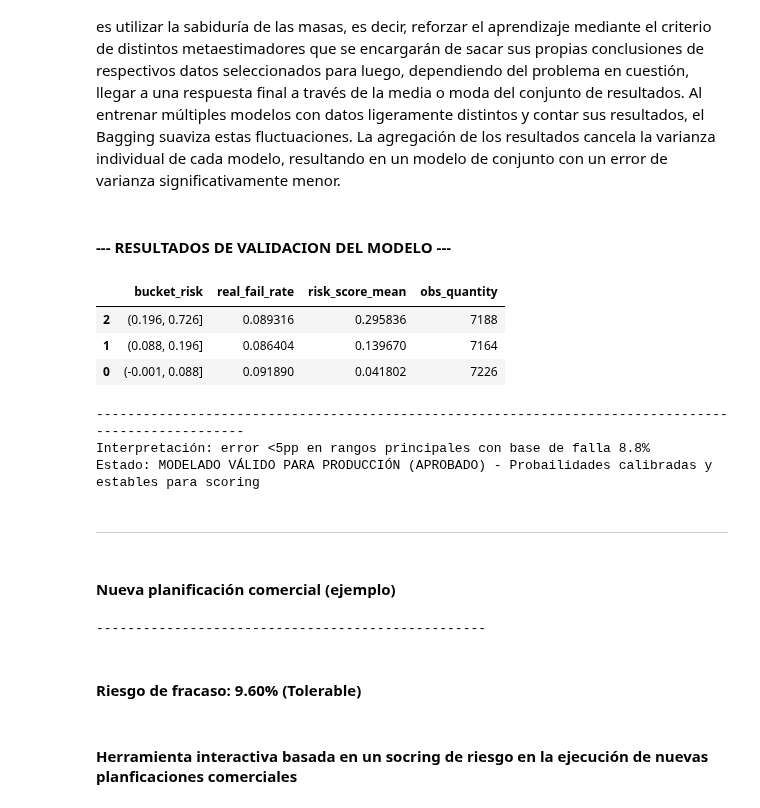
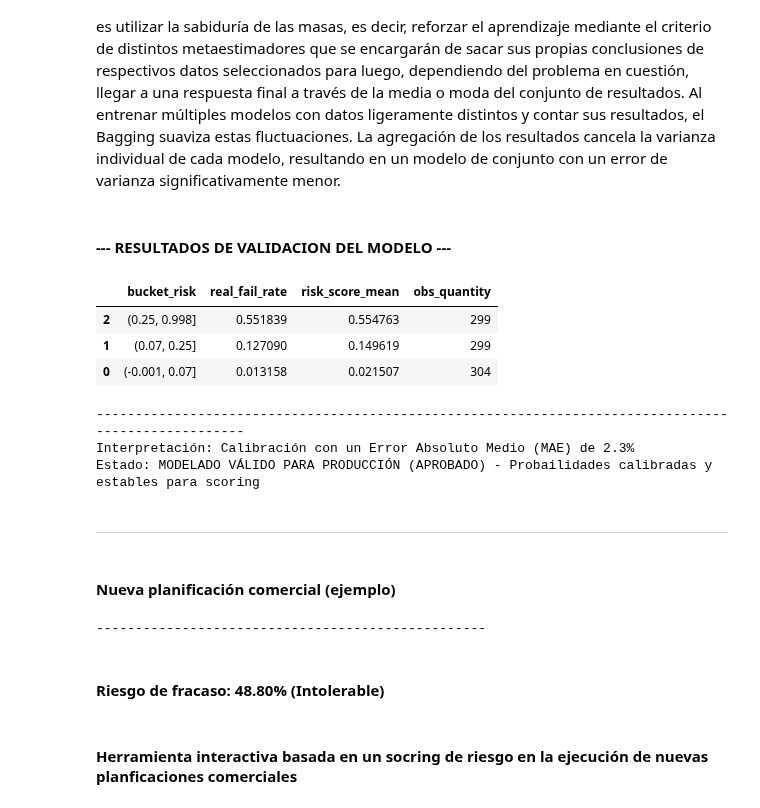
Before and after one commit to genagithub/proyecto-4, a Jupyter notebook: risk_scoring.ipynb, the cells around one changed output. Drawn from its saved outputs; the diff is of its cells as text; code cells hidden in the pictures.

```diff
--- a/risk_scoring.ipynb
+++ b/risk_scoring.ipynb
@@ -53,5 +38,5 @@ display(Markdown(f"#### Variable 'Order Status': {df_original["Order Status"].un
 # %%
-df_original["Discount Ratio"] = df_original["Order Item Discount"] / df_original["Product Price"]
+df_original["Discount Ratio"] = df_original["Order Discount"] / df_original["Product Price"]
 
 success_counts = df_original["Order Success"].value_counts(normalize=True) * 100
 display(Markdown(f"### El {success_counts[1]:.2f}% de las transacciones terminan en éxito ---> Target Desbalanceada"))
@@ -92,13 +77,13 @@ plt.title("Scree Plot (Gráfico de Codo) para 'Category Name'", fontsize=14, fon
 plt.xlabel("Índice de Clases", fontsize=11)
 plt.ylabel("Número de Registros (Frecuencia Absoluta)", fontsize=11)
 plt.xlim(-1, len(df_plot))
-plt.grid(True, linestyle=':', alpha=0.6)
-plt.legend(fontsize=11, loc='upper right')
+plt.grid(True, linestyle=":", alpha=0.6)
+plt.legend(fontsize=11, loc="upper right")
 
-grid = sns.FacetGrid(df_original.sample(min(2000, len(df_original))), col="Market", hue="Shipping Mode", palette="tab10", col_wrap=3)
-grid.map(sns.scatterplot, "Discount Ratio", "Order Item Profit Ratio", alpha=0.6)
+grid = sns.FacetGrid(df_original.sample(min(2000, len(df_original))), col="Order Success", hue="Shipping Mode", palette="tab10", col_wrap=3)
+grid.map(sns.scatterplot, "Discount Ratio", "Quantity Items", alpha=0.8)
 grid.add_legend()
-grid.fig.subplots_adjust(top=0.9)
-grid.fig.suptitle("¿Dónde está la pérdida? Rentabilidad por Mercado y Tipo de Envío", fontsize=14, fontweight="bold")
+grid.fig.subplots_adjust(top=0.8)
+grid.fig.suptitle("¿Dónde está el fracaso? Análisis por Ratio de Descuento y Cantidad de Items", fontsize=13, fontweight="bold")
 plt.show()
 # %% [output]
@@ -113,7 +98,7 @@ Este enfoque de preprocesamiento de variables se basa en el Análisis Explorator
 # %%
 df = df_original.copy()
 
-df.drop(columns=["Order Status","Order Item Discount"], inplace=True)
+df.drop(columns=["Order Status","Order Discount"], inplace=True)
 df = df.reset_index(drop=True)
 df = df[df["Discount Ratio"] <= 1]
 
@@ -129,7 +114,7 @@ df, caps = caps_outliers(df, ["Product Price", "Discount Ratio"])
 
 X_train, X_test, y_train, y_test = train_test_split(df[categorical_vars + numeric_vars + numeric_var_limited],
                                                     df["Order Success"],
-                                                    test_size=0.25,
+                                                    test_size=0.2,
                                                     random_state=42,
                                                     stratify=df["Order Success"])
 
@@ -155,11 +140,8 @@ X_train_processed[numeric_var_limited[0]] = X_train[numeric_var_limited[0]]
 X_test_processed = pd.concat([X_test_cat, X_test_num], axis=1)
 X_test_processed[numeric_var_limited[0]] = X_test[numeric_var_limited[0]]
 
-smote = SMOTE(sampling_strategy=0.2, random_state=42)
-X_train_processed_balanced, y_train_balanced = smote.fit_resample(X_train_processed, y_train)
-
 display(Markdown("### DataFrame procesado (análisis predictivo)"))
-display(X_train_processed_balanced)
+display(X_train_processed)
 # %% [output]
 ### DataFrame procesado (análisis predictivo)
 |  | Category Name | Order Region | Shipping Mode | Product Price | Days for shipment (scheduled) | Discount Ratio |
@@ -188,7 +170,7 @@ bagging_knn = BaggingClassifier(estimator=knn_classifier,
                                 random_state=42,
                                 n_jobs=1)
 
-bagging_knn.fit(X_train_processed_balanced, y_train_balanced)
+bagging_knn.fit(X_train_processed, y_train)
 joblib.dump(bagging_knn, "model/bagging_knn_socring.pkl")
 
 prob_risk = bagging_knn.predict_proba(X_test_processed)[:,0]
@@ -209,53 +191,53 @@ risk_table = df_test.groupby("bucket_risk", observed=True).agg(
 
 risk_table["bucket_risk"] = risk_table["bucket_risk"].astype(str)
 
-df_high_risk = df_original.loc[(df_original["Market"] == "LATAM") &
+df_high_risk = df_original.loc[(df_original["Order Region"] == "South America") &
                               (df_original["Shipping Mode"] == "Standard Class") &
                               (df_original["Discount Ratio"] < 0.5),:].copy()
 
 new_object = df_high_risk.sample(n=1)
-new_object.drop(columns=["Order Status","Order Item Discount"], inplace=True)
+new_object.drop(columns=["Order Status","Order Discount"], inplace=True)
 new_object = new_object.reset_index(drop=True)
 
 obj_num_scaled = scaler.transform(new_object[numeric_vars])
 obj_num_scaled = pd.DataFrame(obj_num_scaled, columns=numeric_vars)
 obj_cat_encoded = encoder.transform(new_object[categorical_vars])
 
 object_processed = pd.concat([obj_cat_encoded, obj_num_scaled], axis=1)
 object_processed[numeric_var_limited[0]] = new_object[numeric_var_limited[0]]
 
 predict_proba = bagging_knn.predict_proba(object_processed)
 prob_fail = predict_proba[0,0] * 100
 
 if prob_fail <= 25.0:
     level_risk = "Tolerable"
 elif 25.0 < prob_fail <= 40.0:
     level_risk = "Importante"
 else:
     level_risk = "Intolerable"
 
 display(Markdown("#### --- RESULTADOS DE VALIDACION DEL MODELO ---"))
 display(risk_table)
 print("-" * 100)
-print("Interpretación: error <5pp en rangos principales con base de falla 8.8%")
+print("Interpretación: Calibración con un Error Absoluto Medio (MAE) de 2.3%")
 print("Estado: MODELADO VÁLIDO PARA PRODUCCIÓN (APROBADO) - Probailidades calibradas y estables para scoring")
 display(Markdown("-" * 70))
 display(Markdown("#### Nueva planificación comercial (ejemplo)"))
 print("-" * 50)
 display(Markdown(f"#### Riesgo de fracaso: {prob_fail:.2f}% ({level_risk})"))
 # %% [output]
 #### --- RESULTADOS DE VALIDACION DEL MODELO ---
 |  | bucket_risk | real_fail_rate | risk_score_mean | obs_quantity |
-| 2 | (0.196, 0.726] | 0.089316 | 0.295836 | 7188 |
-| 1 | (0.088, 0.196] | 0.086404 | 0.139670 | 7164 |
-| 0 | (-0.001, 0.088] | 0.091890 | 0.041802 | 7226 |
+| 2 | (0.25, 0.998] | 0.551839 | 0.554763 | 299 |
+| 1 | (0.07, 0.25] | 0.127090 | 0.149619 | 299 |
+| 0 | (-0.001, 0.07] | 0.013158 | 0.021507 | 304 |
 ----------------------------------------------------------------------------------------------------
-Interpretación: error <5pp en rangos principales con base de falla 8.8%
+Interpretación: Calibración con un Error Absoluto Medio (MAE) de 2.3%
 Estado: MODELADO VÁLIDO PARA PRODUCCIÓN (APROBADO) - Probailidades calibradas y estables para scoring
 ----------------------------------------------------------------------
 #### Nueva planificación comercial (ejemplo)
 --------------------------------------------------
-#### Riesgo de fracaso: 9.60% (Tolerable)
+#### Riesgo de fracaso: 48.80% (Intolerable)
 # %% [markdown]
 #### Herramienta interactiva basada en un socring de riesgo en la ejecución de nuevas planficaciones comerciales
 # %%
```
Also changed, not shown: parts of 4 cells of this notebook.
